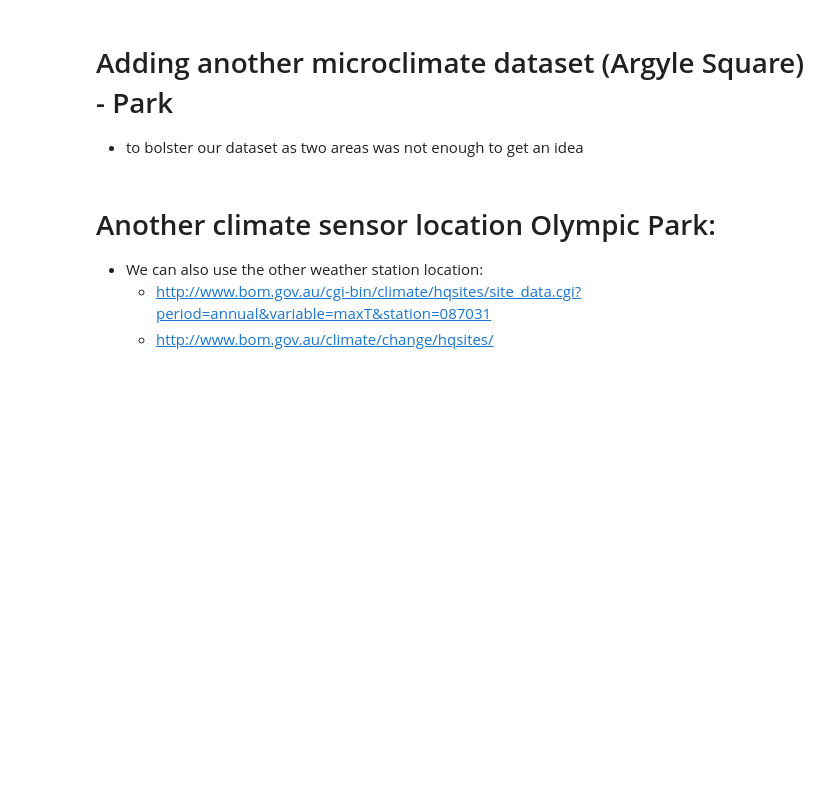
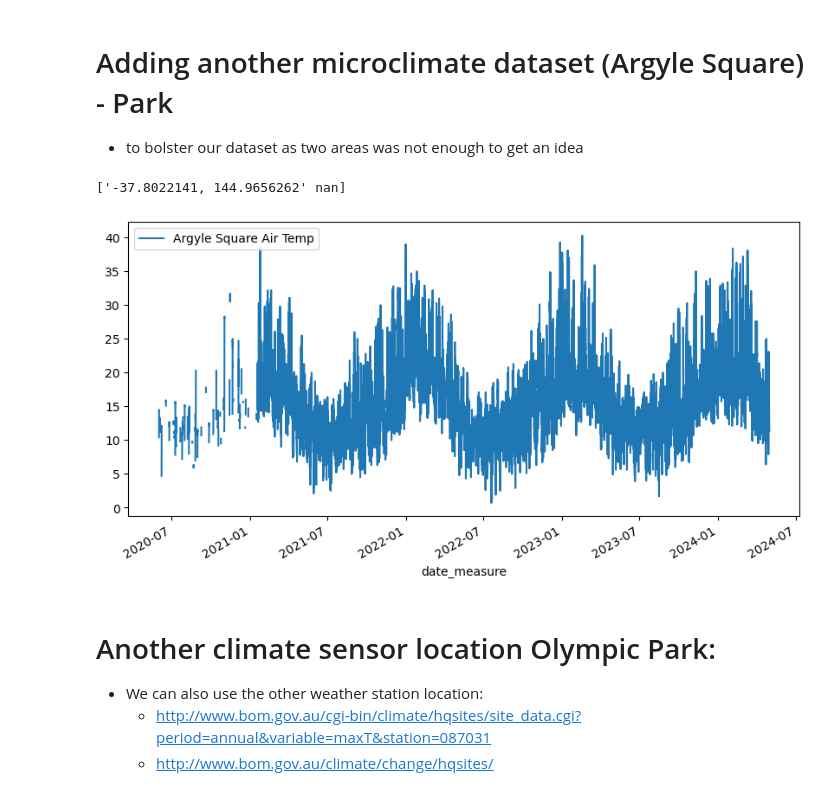
Before and after one commit to oida-dtu/SocialDataFinalProject, a Jupyter notebook: Workbook.ipynb, the cells around one changed output. Saved outputs shown, nothing was run; the diff lists cells and outputs as text; code cells hidden in the pictures; blank space fills up the shorter version.

```diff
--- a/Workbook.ipynb
+++ b/Workbook.ipynb
@@ -271,6 +257,29 @@ df_argyle.head()
 # %% [markdown]
 # Adding another microclimate dataset (Argyle Square) - Park
 * to bolster our dataset as two areas was not enough to get an idea
+# %%
+df_argyle = pd.read_csv('argyle_meshed-sensor-type-1.csv')
+df_argyle.head(25)
+
+#read all the unique sensors ID's/positions:
+unique_dev_ids = df_argyle['Lat Long'].unique()
+print(unique_dev_ids)
+
+# We can drop atmos41-0999 as it has no readings.
+# %% [output]
+['-37.8022141, 144.9656262' nan]
+# %%
+#Convert to date time as always:
+df_argyle['date_measure'] = pd.to_datetime(df_argyle['date_measure'], utc=True)
+
+# Drop the redundant sensor:
+df_argyle = df_argyle[df_argyle['dev_id'] != 'atmos41-0999']
+# %%
+# Plot what it look like over the years from 2020 - 2024!
+df_argyle.plot(x='date_measure', y='airTemp', figsize=(10,5), alpha=1, label='Argyle Square Air Temp')
+plt.show()
+# %% [output]
+[figure, added]
 # %% [markdown]
 # Another climate sensor location Olympic Park:
 * We can also use the other weather station location:
```
Also changed, not shown: parts of 19 cells of this notebook, 2 other files.
